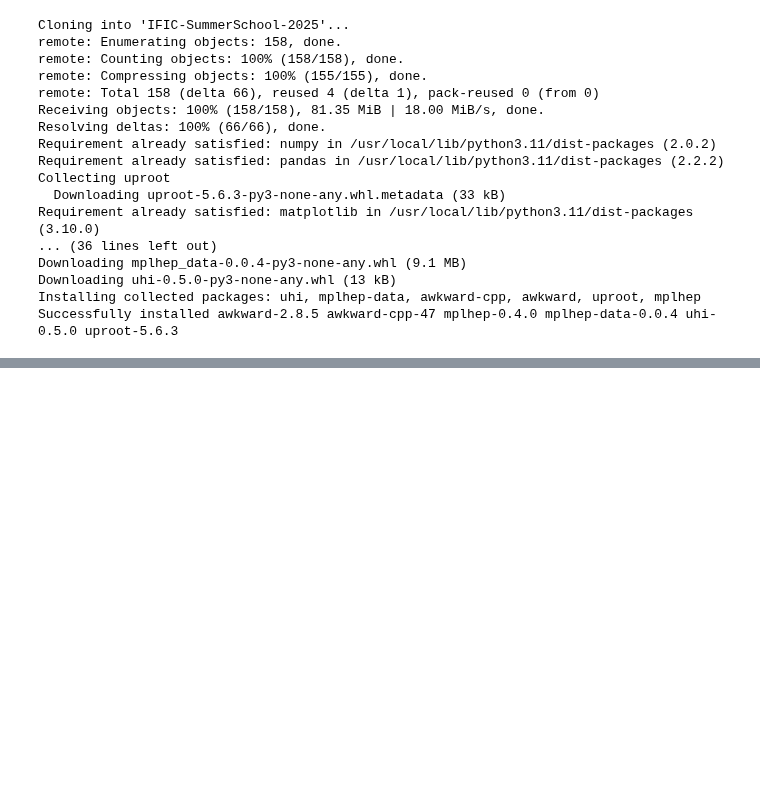
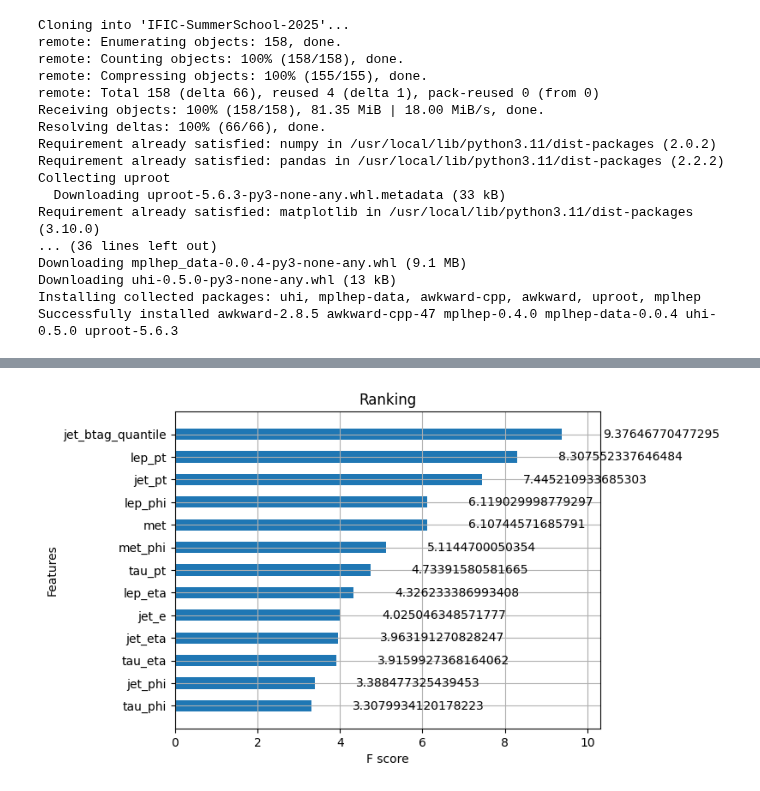
Before and after one commit to M0V1/IFIC-SummerSchool-2025, a Jupyter notebook: ML.ipynb, the cells around one changed output, grey strips where cells are left out. Cells and saved outputs as stored; diff of their text form; code cells hidden in the pictures; blank space fills up the shorter version.

```diff
--- a/ML.ipynb
+++ b/ML.ipynb
@@ -213,0 +150,7 @@ plot_data(bkg_data, signal_data, data_data)
+# %%
+xgb.plot_importance(model, importance_type="gain", height=0.5)
+plt.title("Ranking")
+plt.grid(True)
+plt.show()
+# %% [output]
+[figure, added]
```
Also changed, not shown: parts of 9 cells of this notebook.
